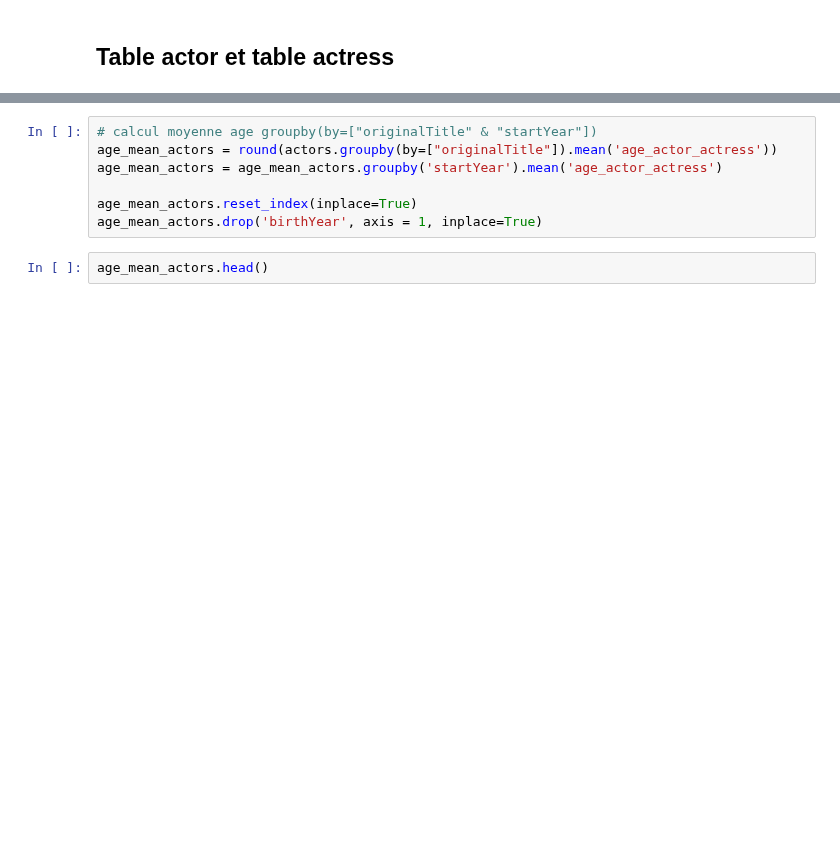
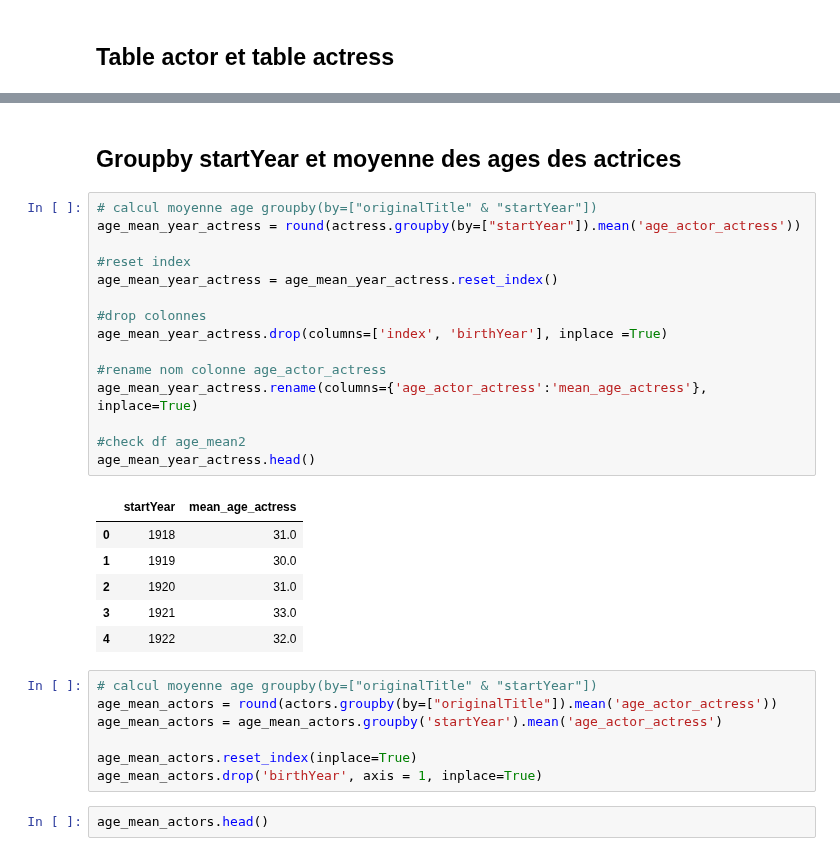
Before and after one commit to CathieLC/Wild_movie_project, a Jupyter notebook: Catherine/Catherine_mean_age_actors.ipynb, the cells around one changed output, grey strips where cells are left out. Saved outputs shown, nothing was run; the diff lists cells and outputs as text; blank space fills up the shorter version.

```diff
--- a/Catherine/Catherine_mean_age_actors.ipynb
+++ b/Catherine/Catherine_mean_age_actors.ipynb
@@ -570,3 +443,27 @@ actress.head()
+# %% [markdown]
+## Groupby startYear et moyenne des ages des actrices
+# %%
+# calcul moyenne age groupby(by=["originalTitle" & "startYear"])
+age_mean_year_actress = round(actress.groupby(by=["startYear"]).mean('age_actor_actress'))
+
+#reset index
+age_mean_year_actress = age_mean_year_actress.reset_index()
+
+#drop colonnes
+age_mean_year_actress.drop(columns=['index', 'birthYear'], inplace =True)
+
+#rename nom colonne age_actor_actress
+age_mean_year_actress.rename(columns={'age_actor_actress':'mean_age_actress'}, inplace=True)
+
+#check df age_mean2
+age_mean_year_actress.head()
+# %% [output]
+|  | startYear | mean_age_actress |
+| 0 | 1918 | 31.0 |
+| 1 | 1919 | 30.0 |
+| 2 | 1920 | 31.0 |
+| 3 | 1921 | 33.0 |
+| 4 | 1922 | 32.0 |
 # %%
 # calcul moyenne age groupby(by=["originalTitle" & "startYear"])
 age_mean_actors = round(actors.groupby(by=["originalTitle"]).mean('age_actor_actress'))
```
Also changed, not shown: parts of 43 cells of this notebook.
